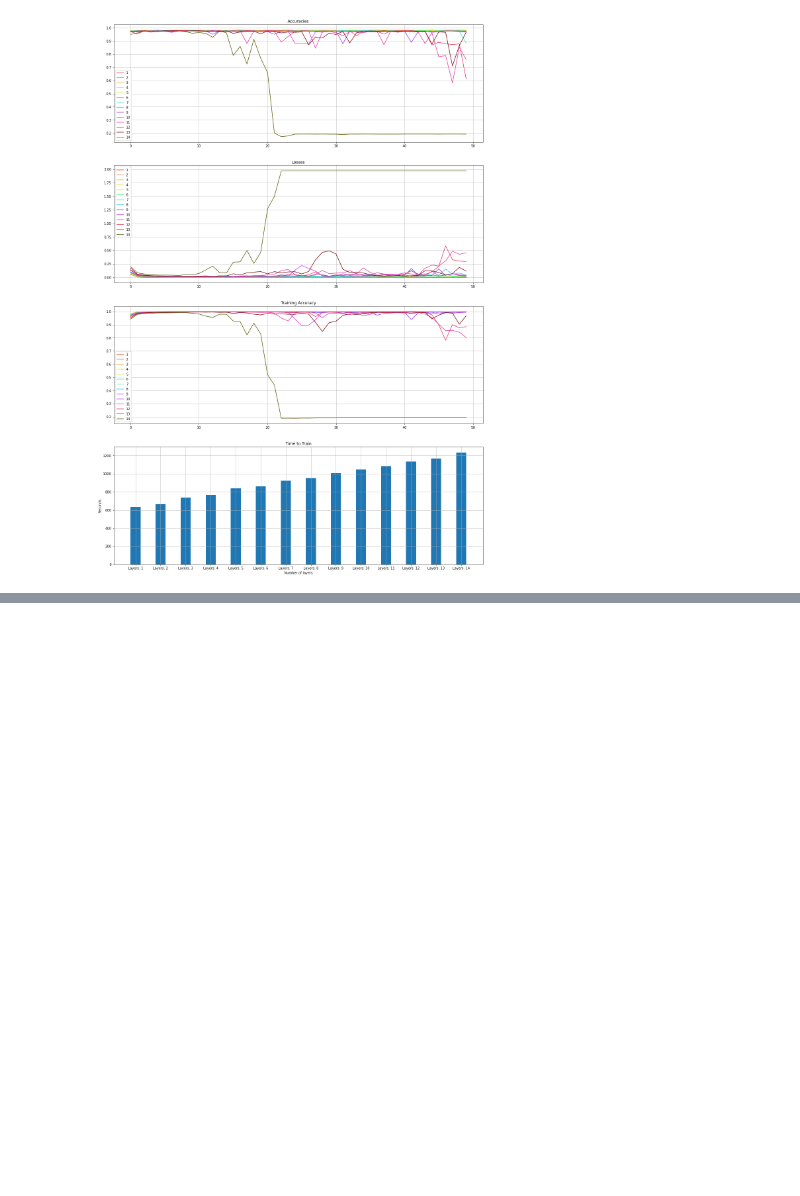
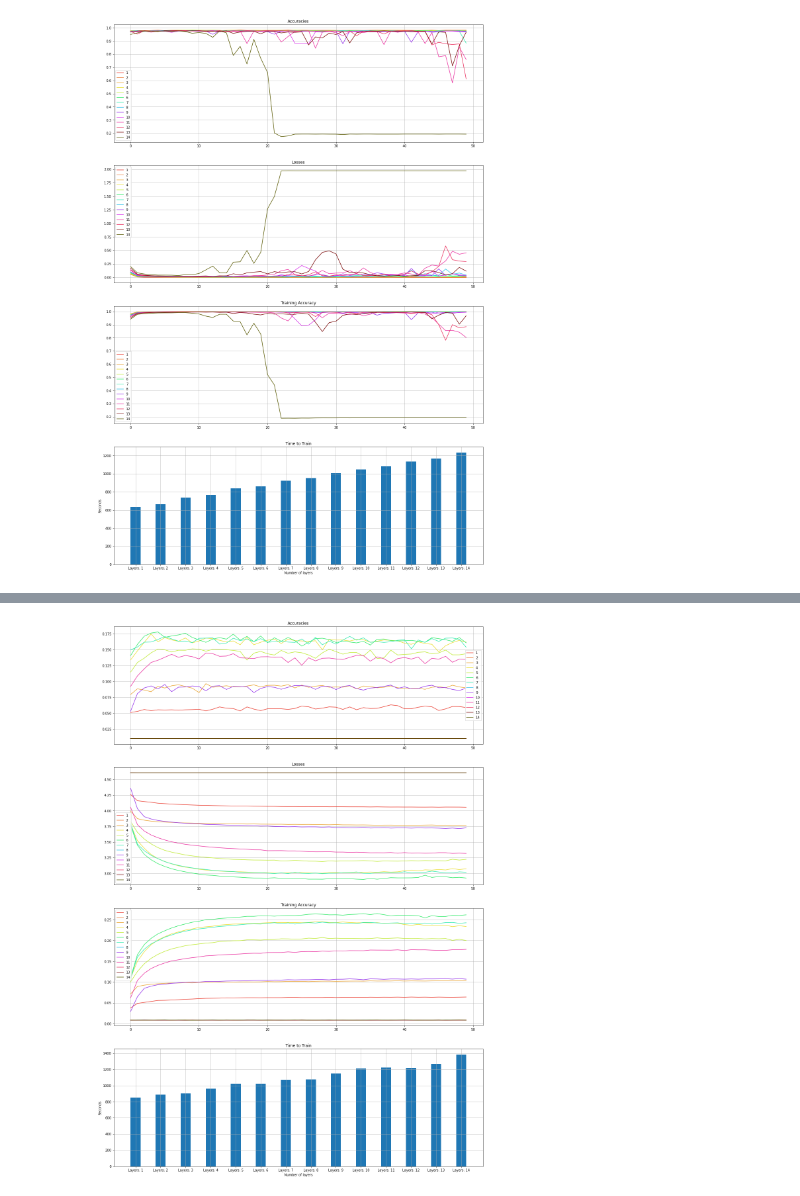
Before and after one commit to zuhairmhtb/NeuralNetworkAnalysis-MLP-, a Jupyter notebook: analysis.ipynb, the cells around one changed output, grey strips where cells are left out. Saved outputs shown, nothing was run; the diff lists cells and outputs as text; code cells hidden in the pictures; blank space fills up the shorter version.

Commit message:
Added layer comparison for cifar100

```diff
--- a/analysis.ipynb
+++ b/analysis.ipynb
@@ -246,0 +261,86 @@ plt.show()
+# %%
+x_train, y_train, x_test, y_test = get_cifar100_dataset()
+x_train = np.reshape(x_train, (x_train.shape[0], -1))
+x_test = np.reshape(x_test, (x_test.shape[0], -1))
+
+x_train, y_train = shuffle(x_train, y_train)
+x_test, y_test = shuffle(x_test, y_test)
+# %%
+tf.debugging.set_log_device_placement(False)
+colors = [
+    '#eb4034',
+    '#eb7a34',
+    '#eba534',
+    '#ebdf34',
+    '#c0eb34',
+    '#34eb6b',
+    '#34ebb1',
+    '#34c3eb',
+    '#9634eb',
+    '#d934eb',
+    '#eb34a2',
+    '#eb3462',
+    '#7a0909',
+    '#5c5c06',
+    '#06425c',
+    '#000000'
+]
+plt.figure(1, figsize=(20, 30))
+time_to_train = []
+time_to_train_x = []
+for i in hidden_layers:
+    time_to_train_x.append(f'Layers: {i}')
+
+for i in hidden_layers:
+    model = get_model(
+        no_layers=i,
+        neurons_per_layer=100,
+        activation_function=activation_functions['RELU'],
+        output_function='softmax',
+        optimisation_algorithm=optimization_algs['Adam'],
+        loss_fn=tf.keras.losses.SparseCategoricalCrossentropy(),
+        total_inputs=x_train.shape[1],
+        total_classes=np.unique(y_train).size,
+        metrics=[
+            tf.keras.metrics.SparseCategoricalAccuracy()
+        ]
+    )
+    start = time.time()
+    a, l, ta = train_model(model, x_train, x_test, y_train, y_test, desc=f'Layers: {i}', show_every=2, batch_size=32, epochs=50)
+    end = time.time()
+    time_to_train.append(end-start)
+    plt.subplot(4, 1, 1)
+    plt.plot(a, color=colors[i-1], label=str(i))
+
+    plt.subplot(4, 1, 2)
+    plt.plot(l,color=colors[i-1], label=str(i))
+
+
+    plt.subplot(4, 1, 3)
+    plt.plot(ta,color=colors[i-1], label=str(i))
+
+plt.subplot(4, 1, 1)
+plt.title('Accuracies')
+plt.legend()
+plt.grid()
+
+plt.subplot(4, 1, 2)
+plt.title('Losses')
+plt.legend()
+plt.grid()
+
+plt.subplot(4, 1, 3)
+plt.title('Training Accuracy')
+plt.legend()
+plt.grid()
+
+plt.subplot(4, 1, 4)
+plt.title('Time to Train')
+plt.bar(time_to_train_x, time_to_train, width=0.4)
+plt.xlabel('Number of layers')
+plt.ylabel('Seconds')
+plt.grid()
+
+plt.show()
+# %% [output]
+[figure, added]
```
Also changed, not shown: parts of 8 cells of this notebook, 6 other files.
